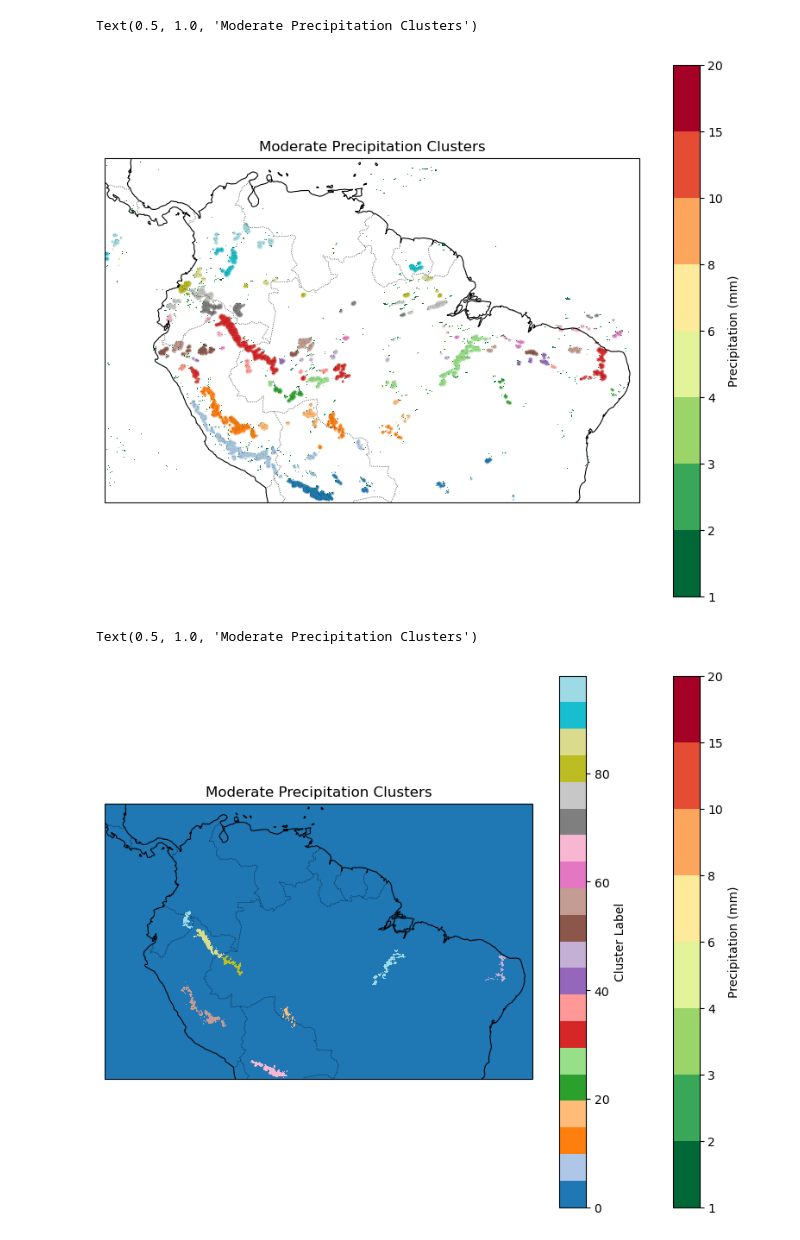
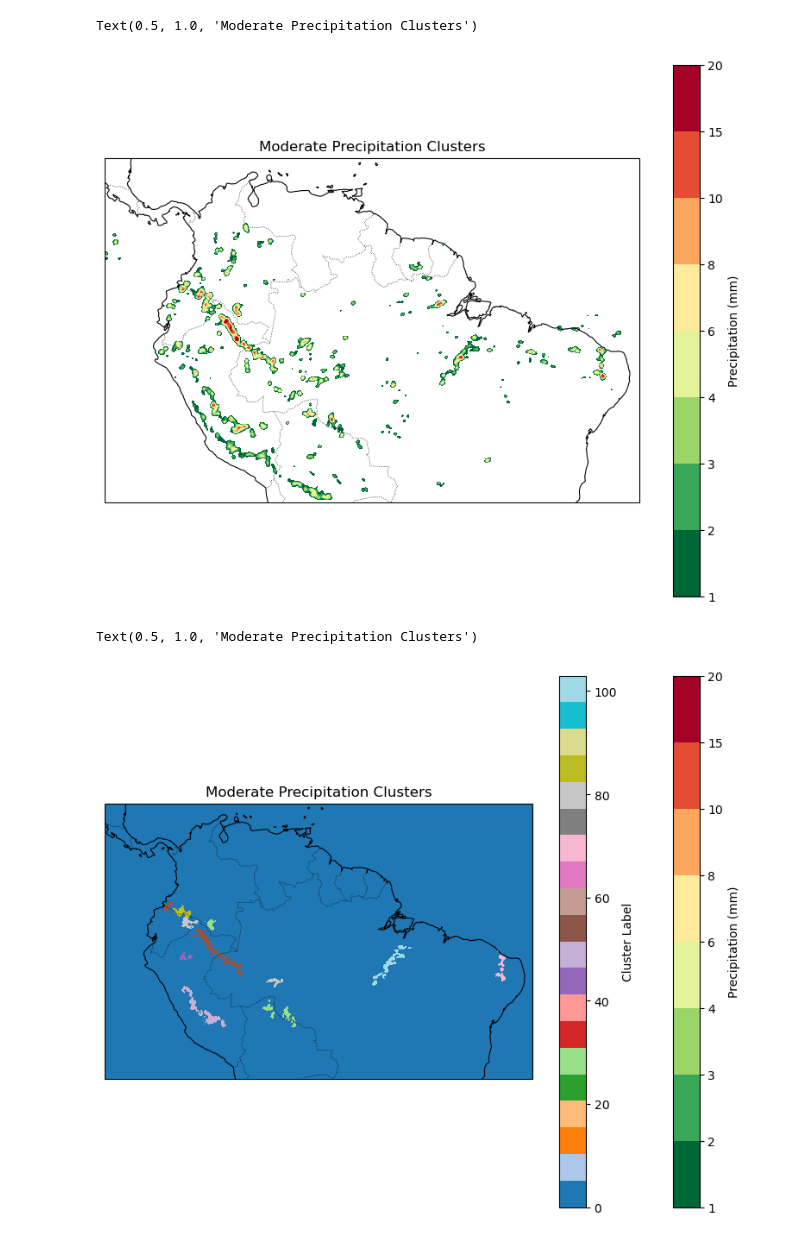
Before and after one commit to DavKnei/mcs-tracking, a Jupyter notebook: jupyterlabs/precipitation_thresholds.ipynb, the cells around one changed output. Cells and saved outputs as stored; diff of their text form; code cells hidden in the pictures.

Commit message:
Plot smoothed precipitation instead of non smoothed

```diff
--- a/jupyterlabs/precipitation_thresholds.ipynb
+++ b/jupyterlabs/precipitation_thresholds.ipynb
@@ -43,7 +43,7 @@ def cluster_with_hdbscan(latitudes, longitudes, precipitation_mask, min_cluster_
     return labeled_array
 # %%
 # Step 1: Smooth the precipitation field
-precipitation_smooth = smooth_precipitation_field(precipitation, sigma=2)
+precipitation_smooth = smooth_precipitation_field(precipitation, sigma=3)
 
 # Step 2: Create binary mask for moderate precipitation
 moderate_threshold = 1  # mm
@@ -51,7 +51,7 @@ precipitation_mask = precipitation_smooth >= moderate_threshold
 
 # Step 3: Cluster moderate precipitation points using HDBSCAN
 min_cluster_size = 50  # Minimum size of clusters
-cluster_selection_epsilon = 100  # km A distance threshold. Clusters below this value will be merged.
+cluster_selection_epsilon = 100  # km A distance threshold. Clusters below this value will be merged. -> not used
 clusters = cluster_with_hdbscan(lat, lon, precipitation_mask, min_cluster_size)
 
 mcs_indices = np.where(clusters > 0)
@@ -156,20 +135,20 @@ def plot_cluster(ax, variable):
 # %%
 fig, ax = plt.subplots(figsize=(10, 8), subplot_kw={'projection': ccrs.PlateCarree()})
 ax.add_feature(cfeature.COASTLINE, linewidth=0.8)
 ax.add_feature(cfeature.BORDERS, linestyle=":", linewidth=0.5)
 ax.add_feature(cfeature.OCEAN, facecolor="lightblue")
 
 # Plot precipitation data
-plot_precipitation(ax, lon, lat, precipitation, min_prec_threshold=1)
+plot_precipitation(ax, lon, lat, precipitation_smooth, min_prec_threshold=0.1)
 
 # Overlay MCS regions
-plot_mcs_regions(ax, df_mcs)
+#plot_mcs_regions(ax, df_mcs)
 
 # Add title and legend
 ax.set_title('Moderate Precipitation Clusters')
 # %% [output]
 Text(0.5, 1.0, 'Moderate Precipitation Clusters')
-[figure, old version]
+[figure, new version]
 # %%
 def identify_convective_plumes(precipitation, clusters, heavy_threshold):
     """
@@ -266,4 +245,4 @@ plot_cluster(ax, final_labeled_regions)
 ax.set_title('Moderate Precipitation Clusters')
 # %% [output]
 Text(0.5, 1.0, 'Moderate Precipitation Clusters')
-[figure, old version]
+[figure, new version]
```
Also changed, not shown: parts of 1 cell of this notebook.
